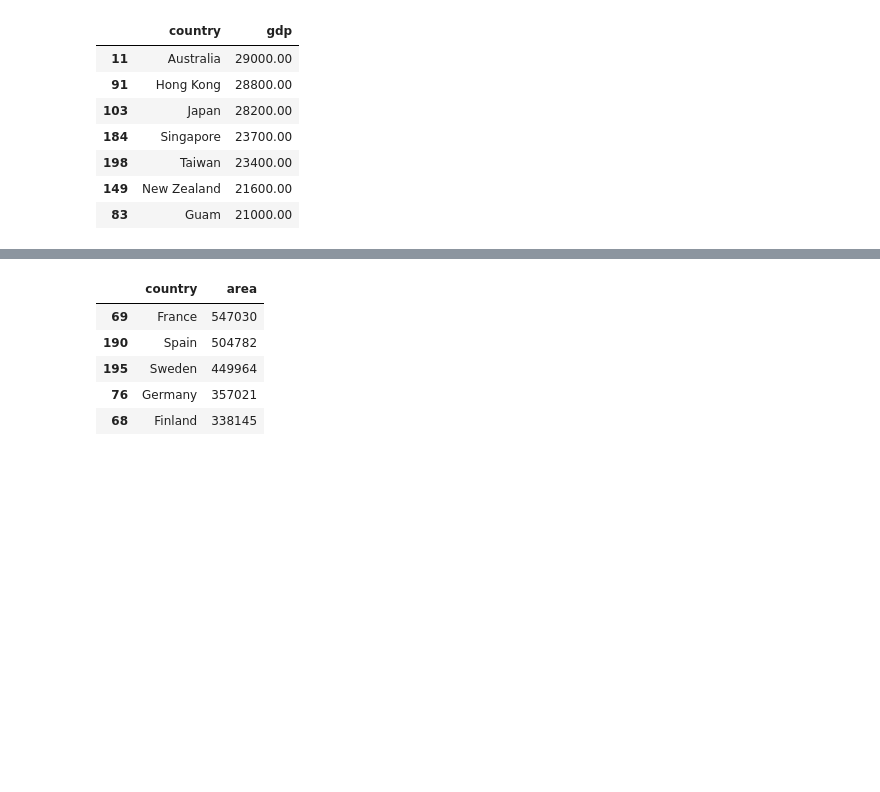
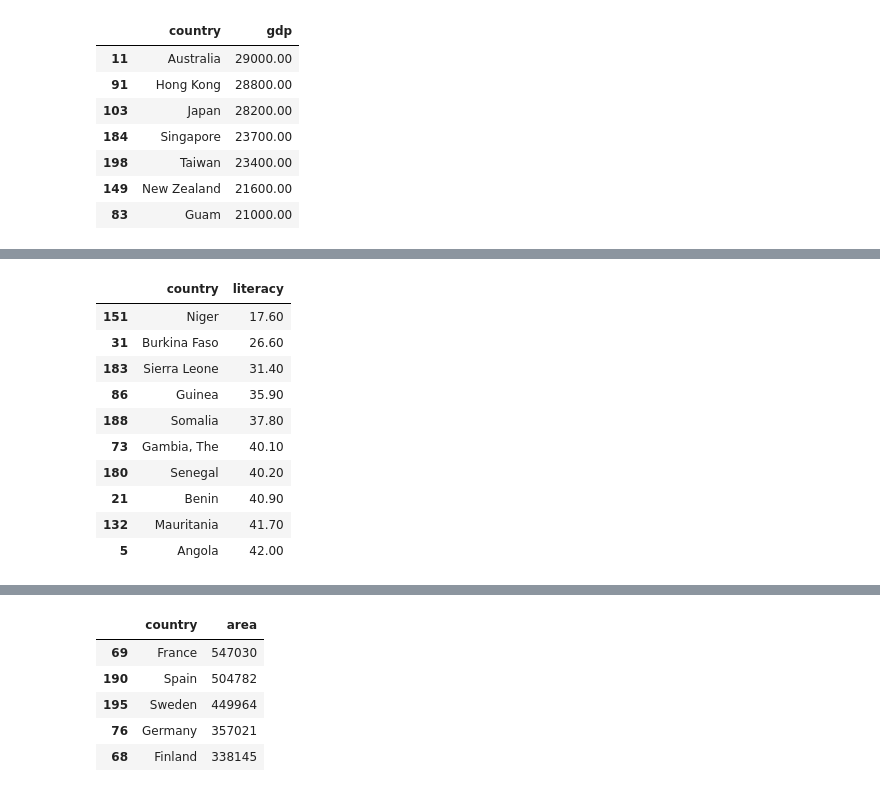
Before and after one commit to ksatola/Countries-of-the-World, a Jupyter notebook: EDA.ipynb, the cells around one changed output, grey strips where cells are left out. Drawn from its saved outputs; the diff is of its cells as text; code cells hidden in the pictures; blank space fills up the shorter version.

```diff
--- a/EDA.ipynb
+++ b/EDA.ipynb
@@ -705,0 +720,14 @@ Literacy seems to be one of the differentiators.
+# %%
+df[df['region2'] == 'Africa'][['country', 'literacy']].sort_values(by=['literacy'], ascending=True).head(10)
+# %% [output]
+|  | country | literacy |
+| 151 | Niger | 17.60 |
+| 31 | Burkina Faso | 26.60 |
+| 183 | Sierra Leone | 31.40 |
+| 86 | Guinea | 35.90 |
+| 188 | Somalia | 37.80 |
+| 73 | Gambia, The | 40.10 |
+| 180 | Senegal | 40.20 |
+| 21 | Benin | 40.90 |
+| 132 | Mauritania | 41.70 |
+| 5 | Angola | 42.00 |
```
Also changed, not shown: parts of 9 cells of this notebook, 2 other files.
